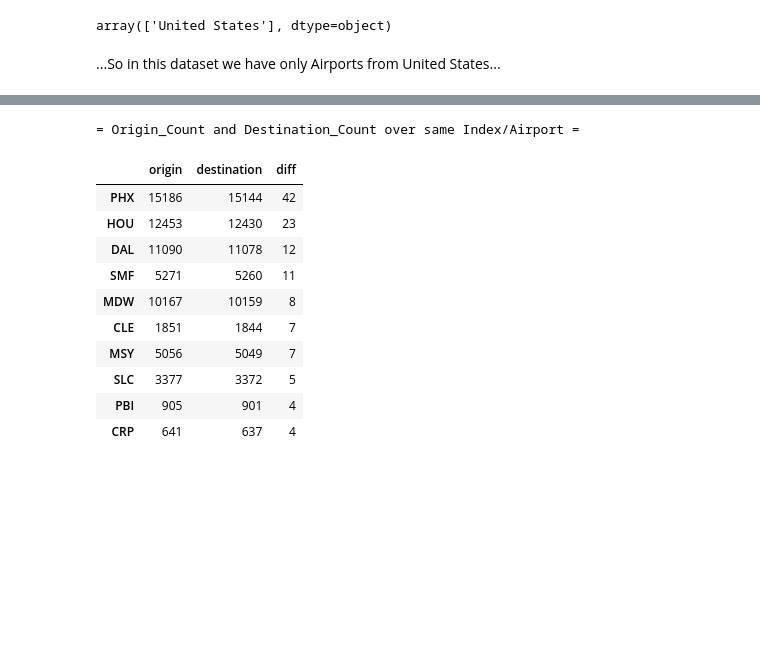
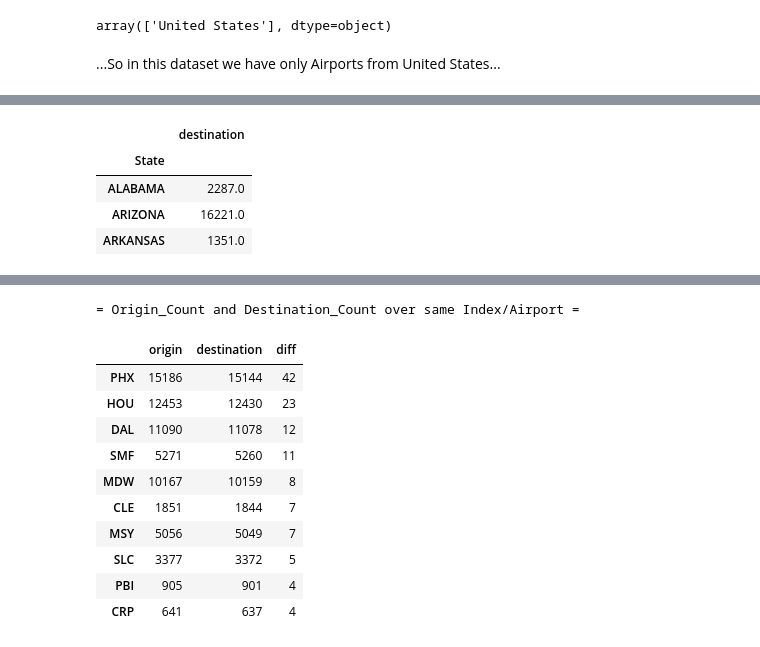
Before and after one commit to serg-razum-off/Altair, a Jupyter notebook: [PD] practice on V_Filghts.ipynb, the cells around one changed output, grey strips where cells are left out. Saved outputs shown, nothing was run; the diff lists cells and outputs as text; code cells hidden in the pictures; blank space fills up the shorter version.

```diff
--- a/[PD] practice on V_Filghts.ipynb
+++ b/[PD] practice on V_Filghts.ipynb
@@ -251,0 +298,22 @@ wiki_airports_us = get_wiki_airports_US()
+# %%
+flights_by_airports_states = (
+     pd.concat(
+        [
+            df_flights['destination'].value_counts(),
+            wiki_airports_us['State']
+        ], axis=1)
+
+        .replace({0:None})
+        .dropna()
+
+)
+
+flights_by_states = flights_by_airports_states.groupby('State').sum()
+
+flights_by_states[:3]
+# %% [output]
+|  | destination |
+| State |  |
+| ALABAMA | 2287.0 |
+| ARIZONA | 16221.0 |
+| ARKANSAS | 1351.0 |
```
Also changed, not shown: parts of 17 cells of this notebook, 2 other files.
